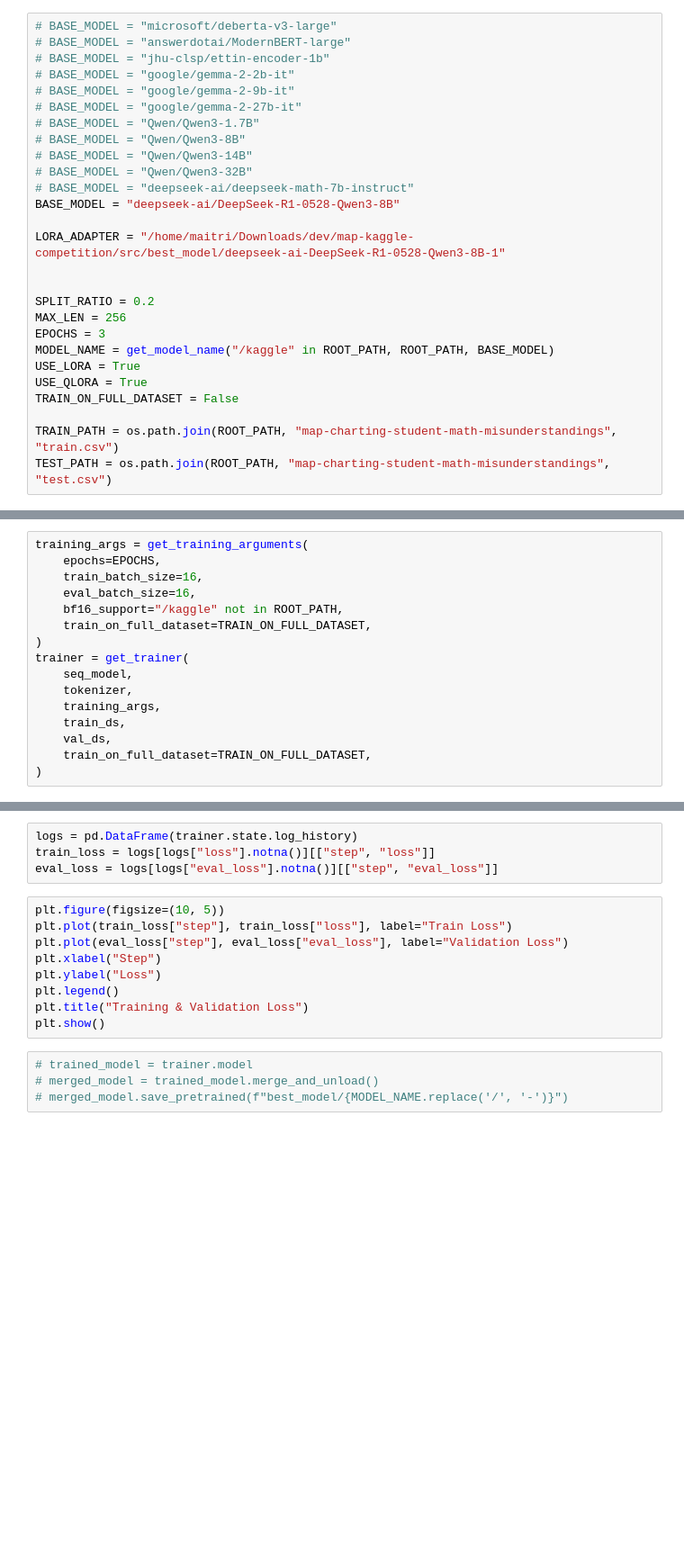
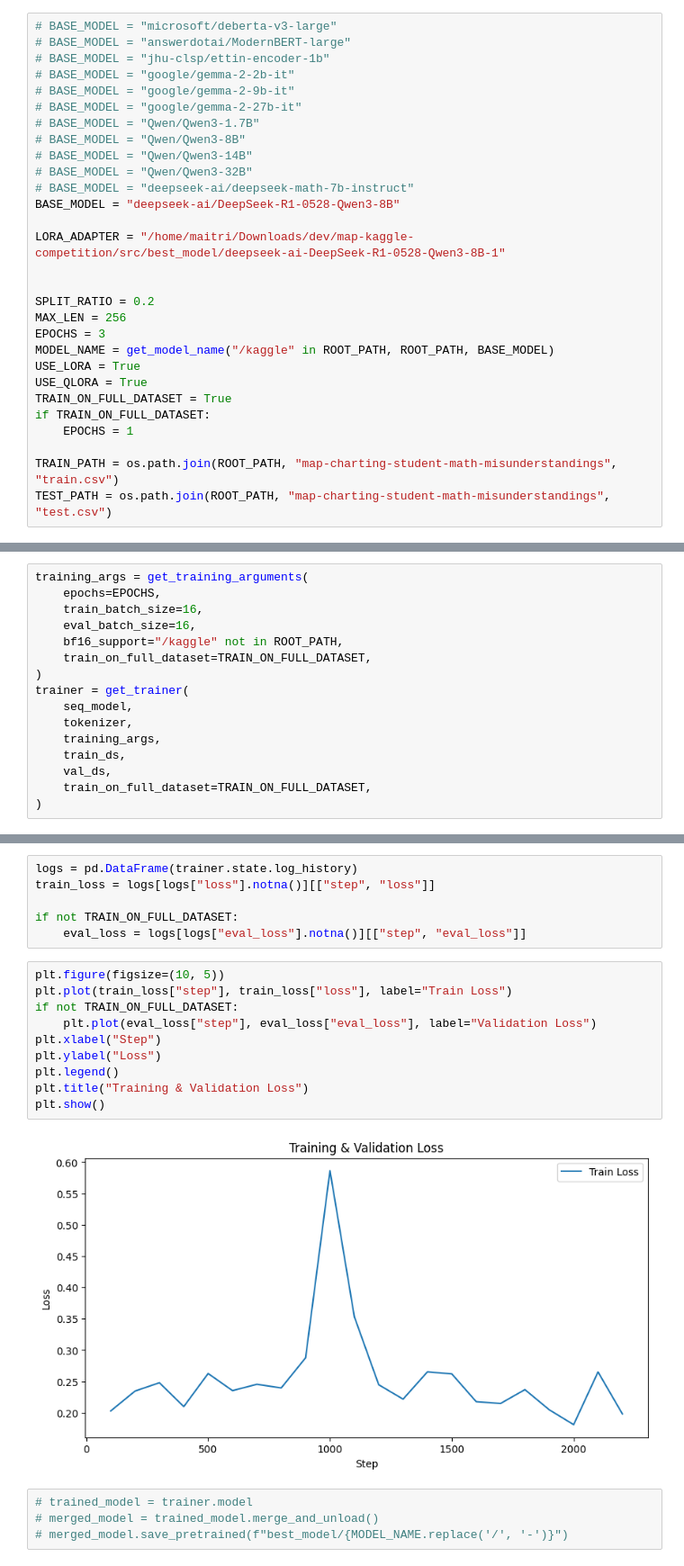
Before and after one commit to mahadev9/map-kaggle-competition, a Jupyter notebook: src/train.ipynb, the cells around one changed output, grey strips where cells are left out. Shown at 90% size. Cells and saved outputs as stored; diff of their text form; blank space fills up the shorter version.

Commit message:
different training strategy

```diff
--- a/src/train.ipynb
+++ b/src/train.ipynb
@@ -58,7 +58,9 @@ EPOCHS = 3
 MODEL_NAME = get_model_name("/kaggle" in ROOT_PATH, ROOT_PATH, BASE_MODEL)
 USE_LORA = True
 USE_QLORA = True
-TRAIN_ON_FULL_DATASET = False
+TRAIN_ON_FULL_DATASET = True
+if TRAIN_ON_FULL_DATASET:
+    EPOCHS = 1
 
 TRAIN_PATH = os.path.join(ROOT_PATH, "map-charting-student-math-misunderstandings", "train.csv")
 TEST_PATH = os.path.join(ROOT_PATH, "map-charting-student-math-misunderstandings", "test.csv")
@@ -217,16 +308,21 @@ trainer.train()
 # %%
 logs = pd.DataFrame(trainer.state.log_history)
 train_loss = logs[logs["loss"].notna()][["step", "loss"]]
-eval_loss = logs[logs["eval_loss"].notna()][["step", "eval_loss"]]
+
+if not TRAIN_ON_FULL_DATASET:
+    eval_loss = logs[logs["eval_loss"].notna()][["step", "eval_loss"]]
 # %%
 plt.figure(figsize=(10, 5))
 plt.plot(train_loss["step"], train_loss["loss"], label="Train Loss")
-plt.plot(eval_loss["step"], eval_loss["eval_loss"], label="Validation Loss")
+if not TRAIN_ON_FULL_DATASET:
+    plt.plot(eval_loss["step"], eval_loss["eval_loss"], label="Validation Loss")
 plt.xlabel("Step")
 plt.ylabel("Loss")
 plt.legend()
 plt.title("Training & Validation Loss")
 plt.show()
+# %% [output]
+[figure, added]
 # %%
 # trained_model = trainer.model
 # merged_model = trained_model.merge_and_unload()
```
Also changed, not shown: parts of 16 cells of this notebook, 2 other files.
